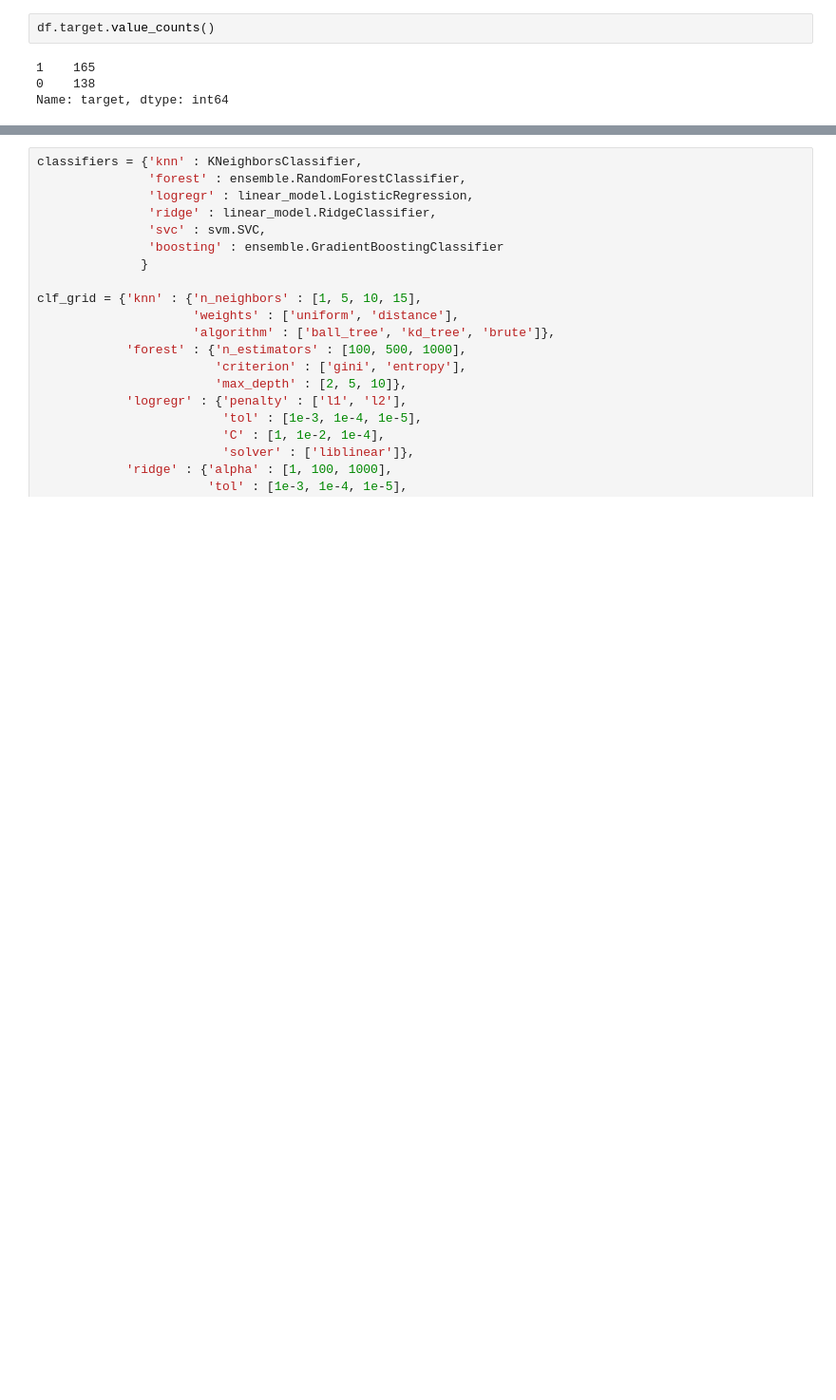
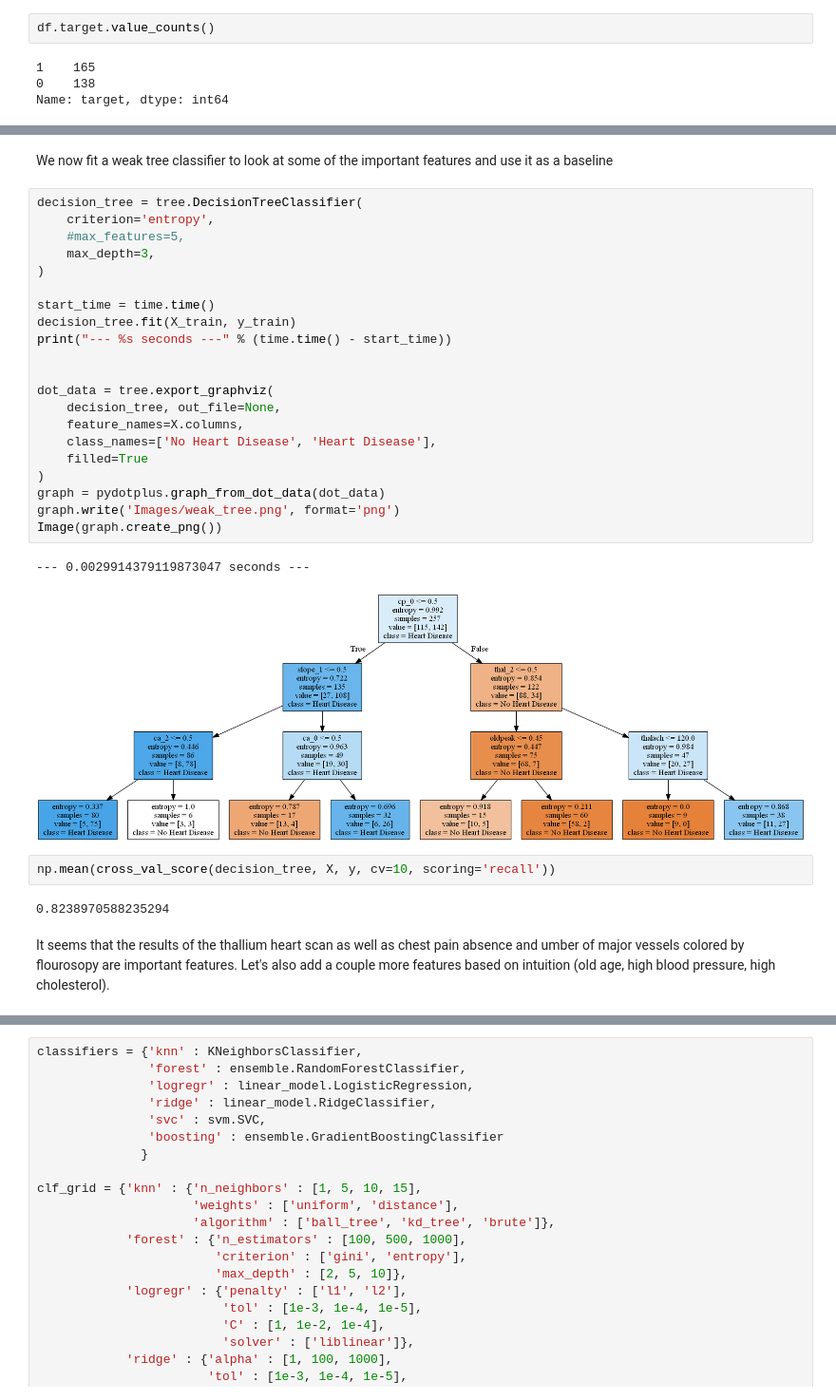
Before and after one commit to valfehr/Heart-Disease-Prediction, a Jupyter notebook: Heart_disease.ipynb, the cells around one changed output, grey strips where cells are left out. Shown: that part at 95% size. Saved outputs shown, nothing was run; the diff lists cells and outputs as text; blank space fills up the shorter version.

```diff
--- a/Heart_disease.ipynb
+++ b/Heart_disease.ipynb
@@ -65,0 +87,33 @@ Predicted feature :
+# %% [markdown]
+We now fit a weak tree classifier to look at some of the important features and use it as a baseline
+# %%
+decision_tree = tree.DecisionTreeClassifier(
+    criterion='entropy',
+    #max_features=5,
+    max_depth=3,
+)
+
+start_time = time.time()
+decision_tree.fit(X_train, y_train)
+print("--- %s seconds ---" % (time.time() - start_time))
+
+
+dot_data = tree.export_graphviz(
+    decision_tree, out_file=None,
+    feature_names=X.columns,
+    class_names=['No Heart Disease', 'Heart Disease'],
+    filled=True
+)
+graph = pydotplus.graph_from_dot_data(dot_data)
+graph.write('Images/weak_tree.png', format='png')
+Image(graph.create_png())
+# %% [output]
+--- 0.0029914379119873047 seconds ---
+[figure, added]
+# %%
+np.mean(cross_val_score(decision_tree, X, y, cv=10, scoring='recall'))
+# %% [output]
+0.8238970588235294
+# %% [markdown]
+It seems that the results of the thallium heart scan as well as chest pain absence and umber of major vessels colored by flourosopy are important features.
+Let's also add a couple more features based on intuition (old age, high blood pressure, high cholesterol).
```
Also changed, not shown: parts of 64 cells of this notebook, 2 other files.
